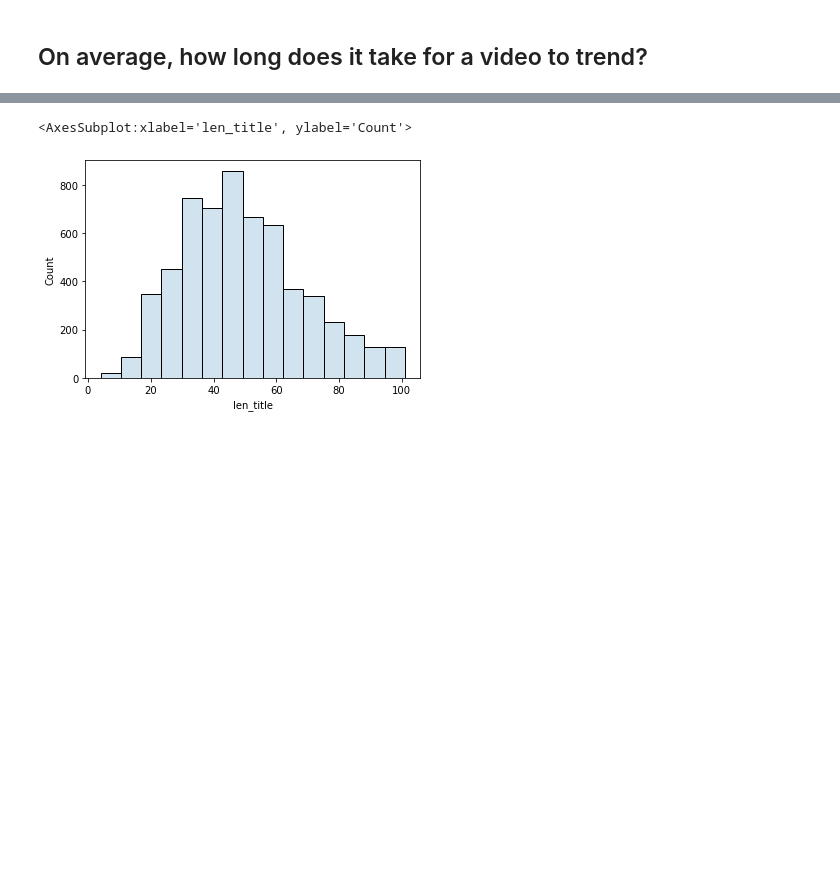
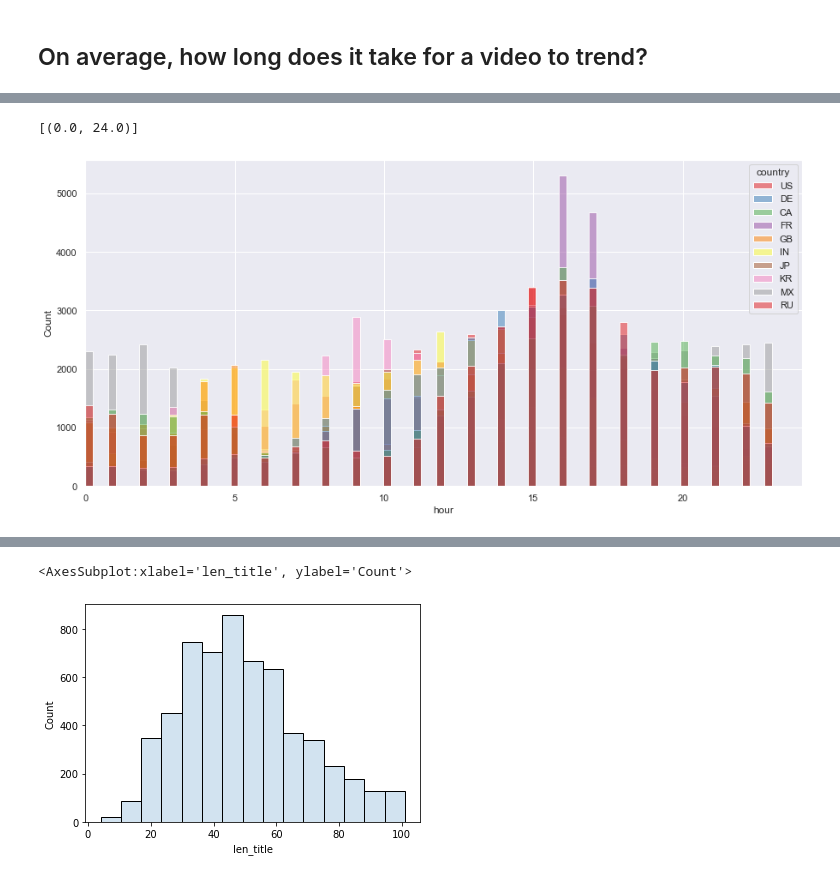
Before and after one commit to danielosetiawan/YouTube-EDA, a Jupyter notebook: youtube ipynb.ipynb, the cells around one changed output, grey strips where cells are left out. Saved outputs shown, nothing was run; the diff lists cells and outputs as text; code cells hidden in the pictures; blank space fills up the shorter version.

```diff
--- a/youtube ipynb.ipynb
+++ b/youtube ipynb.ipynb
@@ -269,0 +322,8 @@ NameError: name 'df5' is not defined
+# %%
+# do different countries require different infrastructure supports?
+
+sns.histplot(data=df2, x='hour', hue='country',
+           palette='Set1').set(xlim=(0, 24))
+# %% [output]
+[(0.0, 24.0)]
+[figure, added]
```
Also changed, not shown: parts of 29 cells of this notebook.
